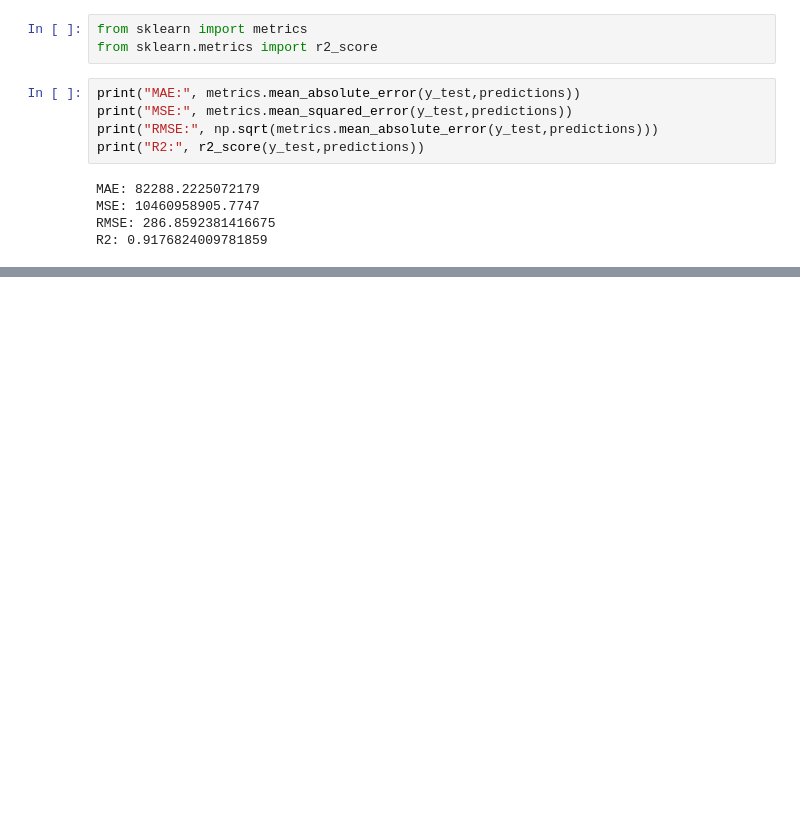
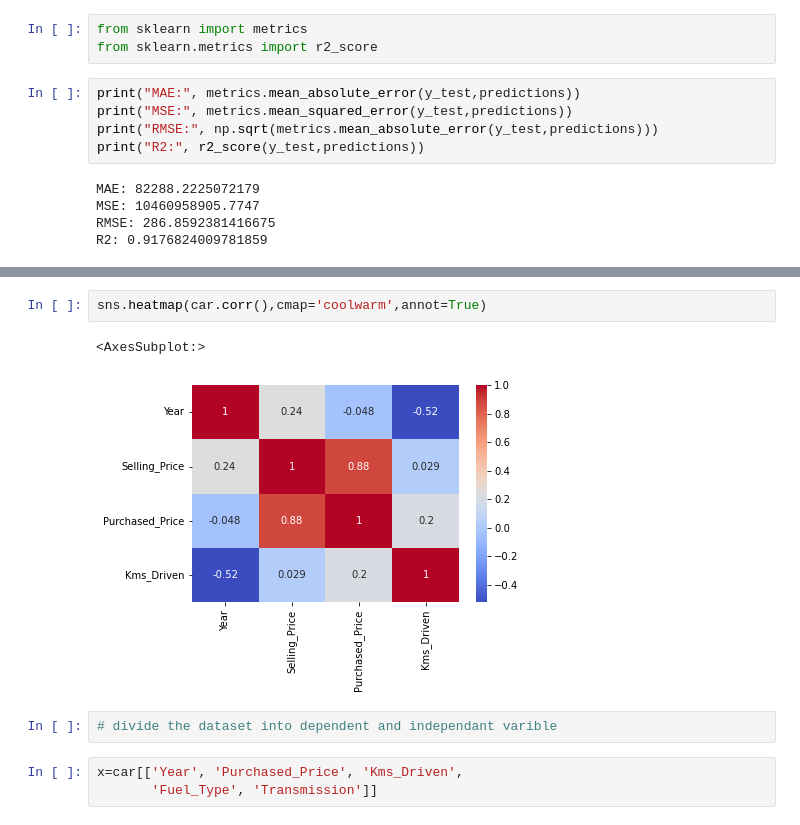
Before and after one commit to ikartik2001/CDAC-PYTHON-WITH-AI, a Jupyter notebook: JUPITER FOLDER (AI)/CLASSES JUPITER/class 21.ipynb, the cells around one changed output, grey strips where cells are left out. Cells and saved outputs as stored; diff of their text form; blank space fills up the shorter version.

```diff
--- a/JUPITER FOLDER (AI)/CLASSES JUPITER/class 21.ipynb
+++ b/JUPITER FOLDER (AI)/CLASSES JUPITER/class 21.ipynb
@@ -175,0 +256,10 @@ R2: 0.9176824009781859
+# %%
+sns.heatmap(car.corr(),cmap='coolwarm',annot=True)
+# %% [output]
+<AxesSubplot:>
+[figure, added]
+# %%
+# divide the dataset into dependent and independant varible
+# %%
+x=car[['Year', 'Purchased_Price', 'Kms_Driven',
+       'Fuel_Type', 'Transmission']]
```
Also changed, not shown: parts of 23 cells of this notebook, 2 other files.
